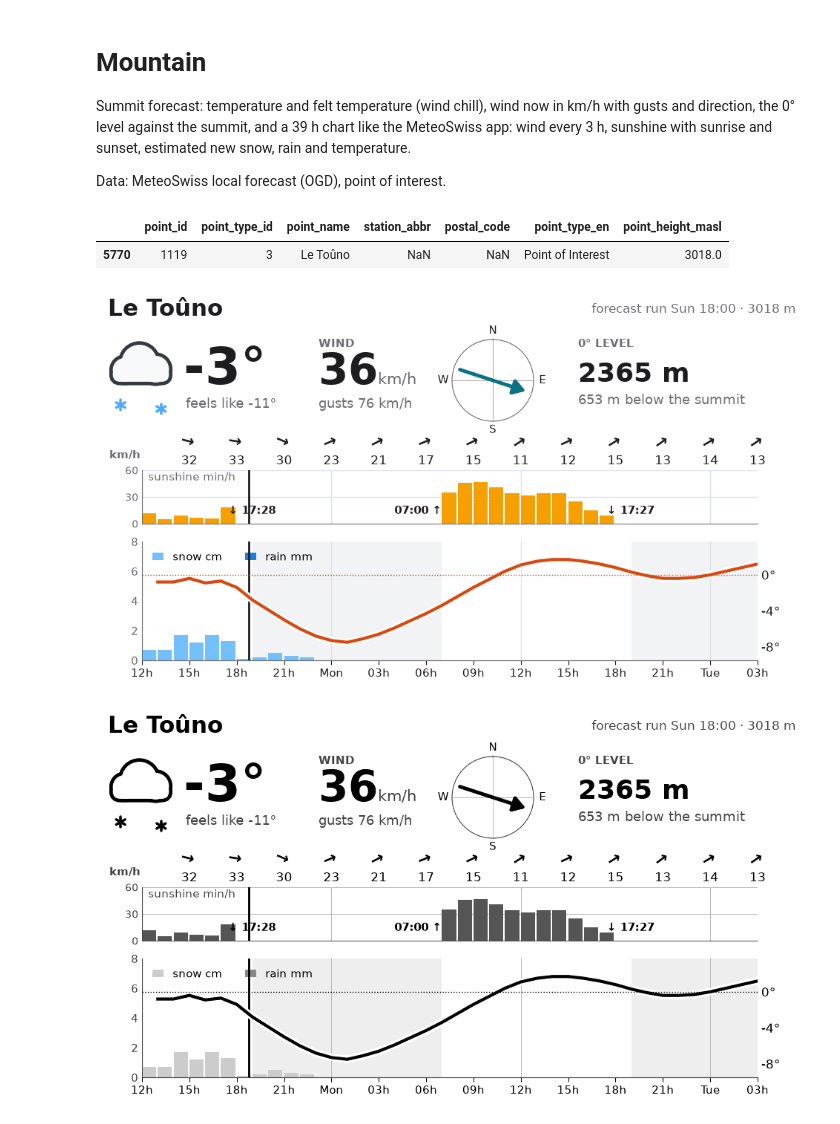
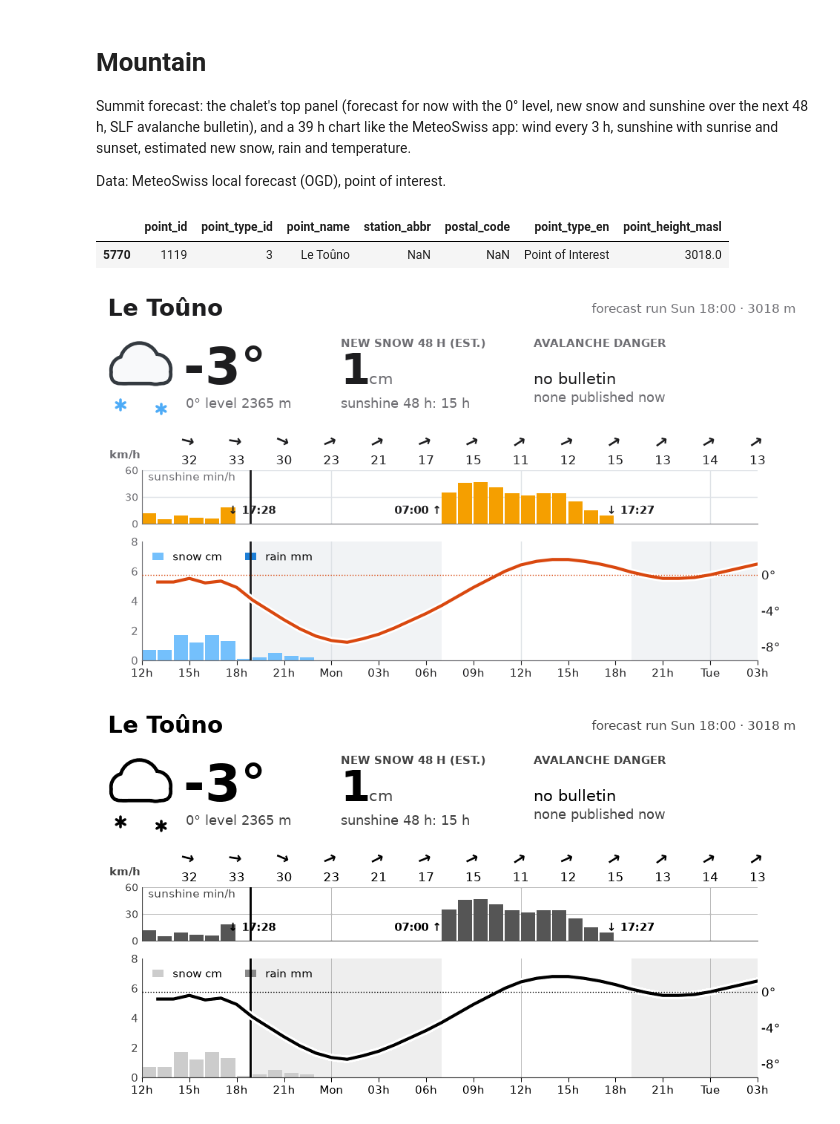
Before and after one commit to frgaude/MeteoSwiss-local-forecast, a Jupyter notebook: notebooks/Mountain.ipynb, the cells around one changed output. Cells and saved outputs as stored; diff of their text form; code cells hidden in the pictures.

```diff
--- a/notebooks/Mountain.ipynb
+++ b/notebooks/Mountain.ipynb
@@ -1,7 +1,7 @@
 # %% [markdown]
 # Mountain
 
-Summit forecast: temperature and felt temperature (wind chill), wind now in km/h with gusts and direction, the 0° level against the summit, and a 39 h chart like the MeteoSwiss app: wind every 3 h, sunshine with sunrise and sunset, estimated new snow, rain and temperature.
+Summit forecast: the chalet's top panel (forecast for now with the 0° level, new snow and sunshine over the next 48 h, SLF avalanche bulletin), and a 39 h chart like the MeteoSwiss app: wind every 3 h, sunshine with sunrise and sunset, estimated new snow, rain and temperature.
 
 Data: MeteoSwiss local forecast (OGD), point of interest.
 # %%
@@ -17,21 +17,24 @@ lf.find_point("touno")
 # %%
 # ── Configuration ──────────────────────────────────────────────
 POINT = (1119, 3)         # Le Toûno, point of interest, 3018 m
+SLF_REGION = "CH-4124"    # Val d'Anniviers
+SLF_ACTIVE_AT = None      # e.g. "2026-02-15T10:00:00Z" to try the layout
 HOURS = 39       # chart: 39 h from the last 00:00 / 12:00
 # ───────────────────────────────────────────────────────────────
 # %%
 run, data = lf.fetch([POINT], lf.MOUNTAIN_PARAMS)
 hourly, _ = data[POINT]
-view = lf.mountain_view(run, hourly, lf.point_info(POINT), hours=HOURS)
+bulletin = lf.slf_bulletin(SLF_REGION, active_at=SLF_ACTIVE_AT)
+view = lf.mountain_view(run, hourly, lf.point_info(POINT), bulletin, hours=HOURS)
 screens.render(screens.mountain, view, colour=True)
 # %% [output]
-[figure, old version]
+[figure, new version]
 # %%
 # As on the LilyGO T5 4.7" e-paper: 960×540, 16 grey levels
 img = screens.render(screens.mountain, view)
 img
 # %% [output]
-[figure, old version]
+[figure, new version]
 # %%
 # The payload a display would receive
 print(f"{len(json.dumps(view, separators=(',', ':')))} bytes as JSON, "
```
Also changed, not shown: parts of 1 cell of this notebook, 8 other files.
